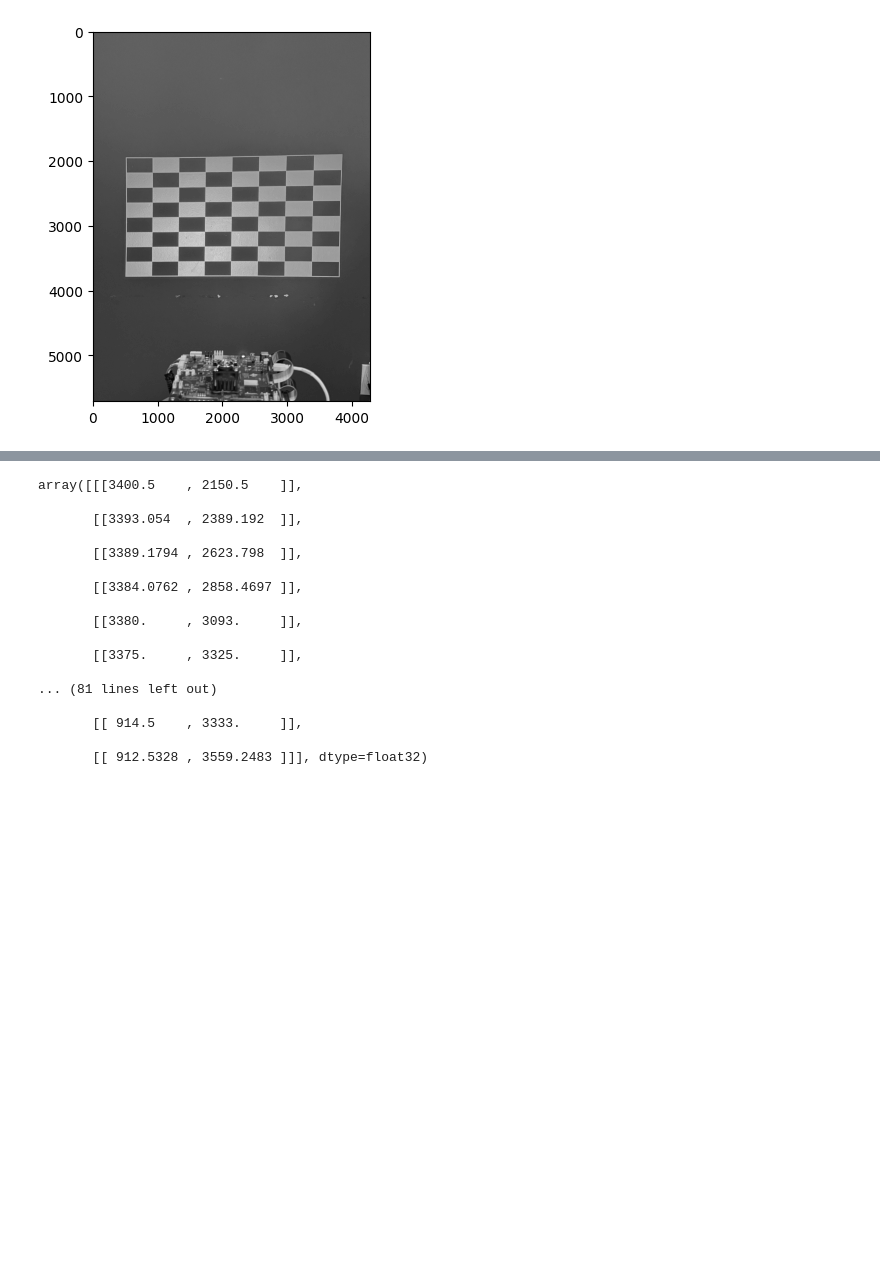
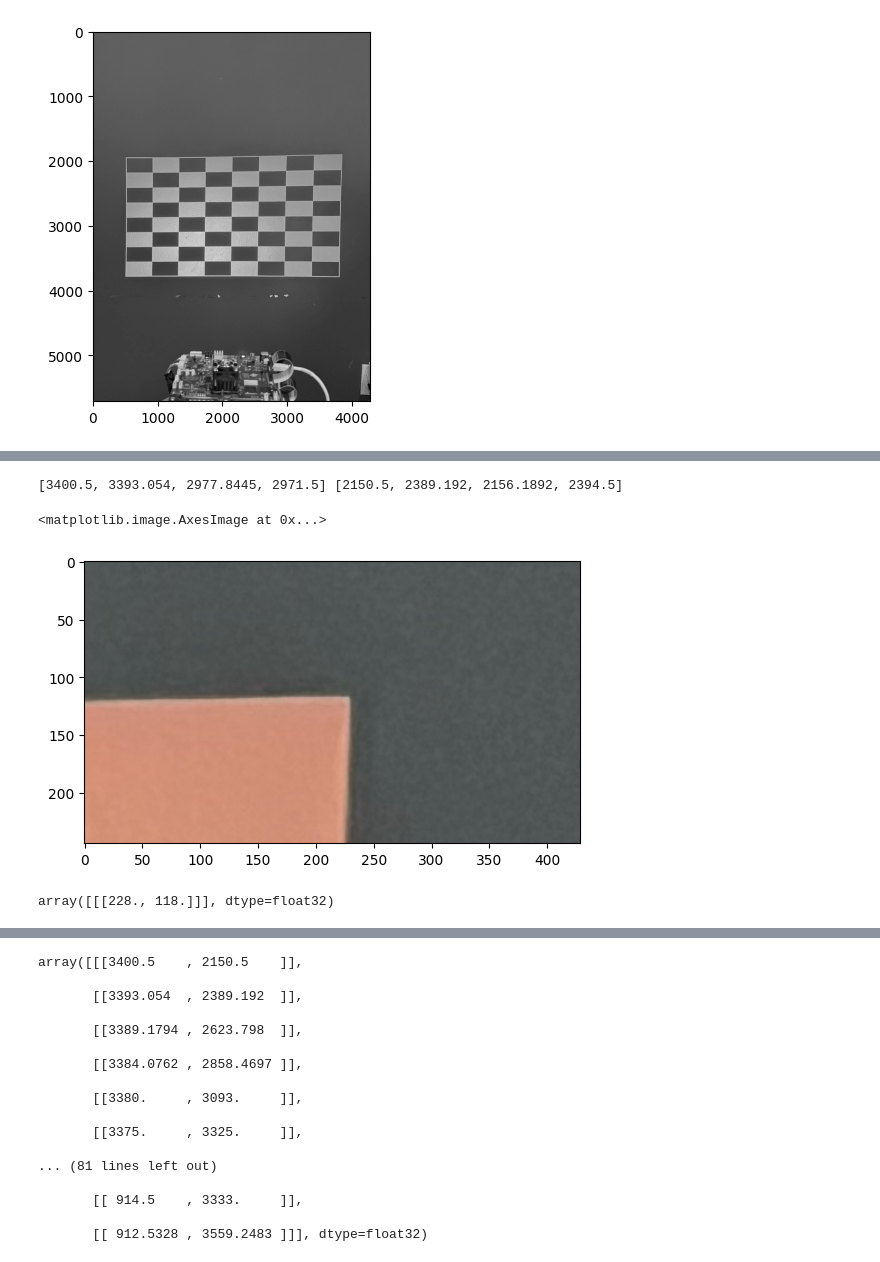
Before and after one commit to jsreed2003/TI-Image-Processing, a Jupyter notebook: keystone_correction/keystone_correction.ipynb, the cells around one changed output, grey strips where cells are left out. Cells and saved outputs as stored; diff of their text form; code cells hidden in the pictures; blank space fills up the shorter version.

```diff
--- a/keystone_correction/keystone_correction.ipynb
+++ b/keystone_correction/keystone_correction.ipynb
@@ -143,0 +144,22 @@ plt.imshow(img)
+# %%
+x = []
+y = []
+for i in [0, 1, pattern_size[0], pattern_size[0]+1]:
+    x.append(corners[i][0][0])
+    y.append(corners[i][0][1])
+
+print(x,y)
+miny = int(min(y));
+maxy = int(max(y));
+minx = int(min(x));
+maxx = int(max(x));
+
+diffx = maxx - minx;
+diffy = maxy - miny;
+
+subsection = img[miny - 3*diffy//2 :maxy - 3*diffy//2, minx + 3*diffx//2: maxx+3*diffx//2];
+plt.imshow(subsection)
+# %% [output]
+[3400.5, 3393.054, 2977.8445, 2971.5] [2150.5, 2389.192, 2156.1892, 2394.5]
+<matplotlib.image.AxesImage at 0x...>
+[figure, added]
@@ -143,0 +174,4 @@ plt.imshow(img)
+# %%
+corners
+# %% [output]
+array([[[228., 118.]]], dtype=float32)
```
Also changed, not shown: parts of 6 cells of this notebook.
